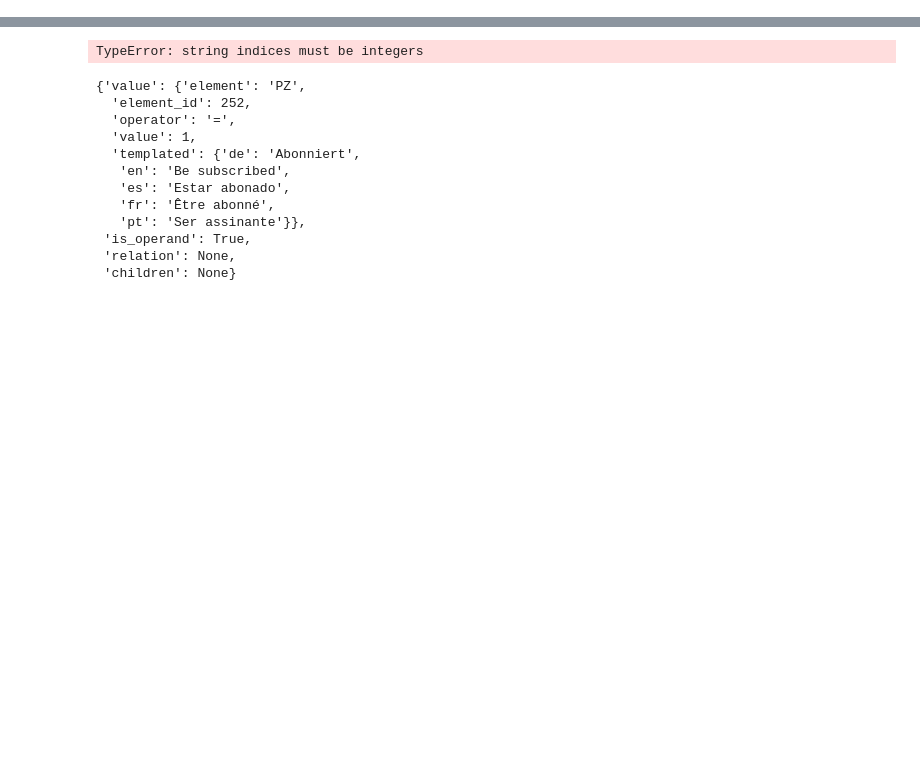
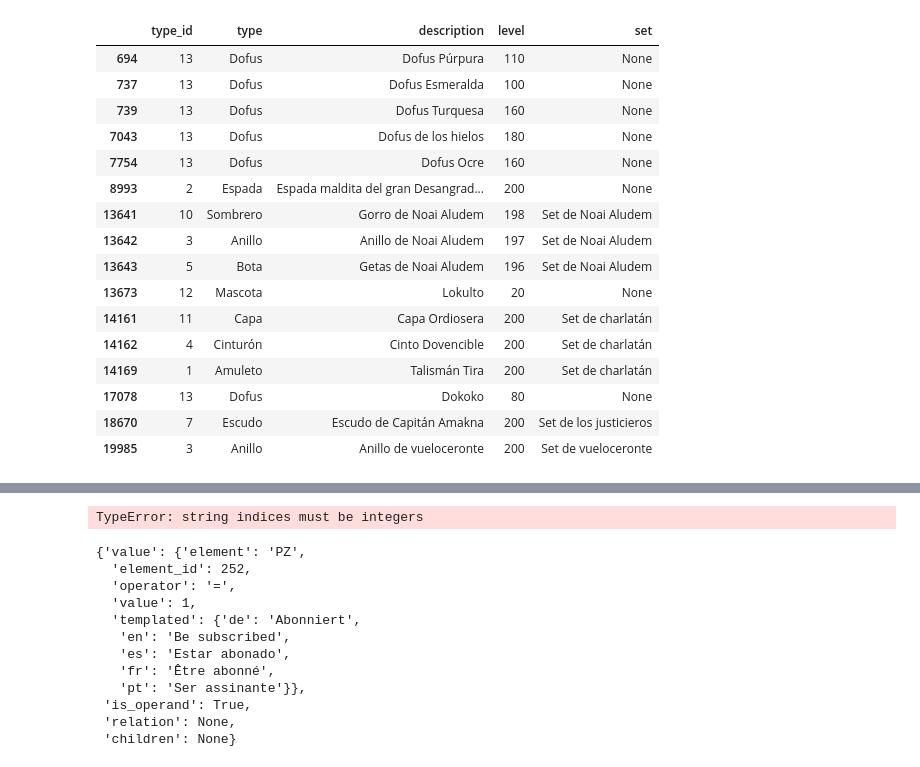
Before and after one commit to jdtibochab/dofus-set-optimizer, a Jupyter notebook: Optimize-pyGAD.ipynb, the cells around one changed output, grey strips where cells are left out. Cells and saved outputs as stored; diff of their text form; code cells hidden in the pictures; blank space fills up the shorter version.

```diff
--- a/Optimize-pyGAD.ipynb
+++ b/Optimize-pyGAD.ipynb
@@ -127,0 +169,20 @@ elements
+# %%
+chr.set_summary(language=config["language"])
+# %% [output]
+|  | type_id | type | description | level | set |
+| 694 | 13 | Dofus | Dofus Púrpura | 110 | None |
+| 737 | 13 | Dofus | Dofus Esmeralda | 100 | None |
+| 739 | 13 | Dofus | Dofus Turquesa | 160 | None |
+| 7043 | 13 | Dofus | Dofus de los hielos | 180 | None |
+| 7754 | 13 | Dofus | Dofus Ocre | 160 | None |
+| 8993 | 2 | Espada | Espada maldita del gran Desangrad... | 200 | None |
+| 13641 | 10 | Sombrero | Gorro de Noai Aludem | 198 | Set de Noai Aludem |
+| 13642 | 3 | Anillo | Anillo de Noai Aludem | 197 | Set de Noai Aludem |
+| 13643 | 5 | Bota | Getas de Noai Aludem | 196 | Set de Noai Aludem |
+| 13673 | 12 | Mascota | Lokulto | 20 | None |
+| 14161 | 11 | Capa | Capa Ordiosera | 200 | Set de charlatán |
+| 14162 | 4 | Cinturón | Cinto Dovencible | 200 | Set de charlatán |
+| 14169 | 1 | Amuleto | Talismán Tira | 200 | Set de charlatán |
+| 17078 | 13 | Dofus | Dokoko | 80 | None |
+| 18670 | 7 | Escudo | Escudo de Capitán Amakna | 200 | Set de los justicieros |
+| 19985 | 3 | Anillo | Anillo de vueloceronte | 200 | Set de vueloceronte |
```
Also changed, not shown: parts of 15 cells of this notebook, 2 other files.
